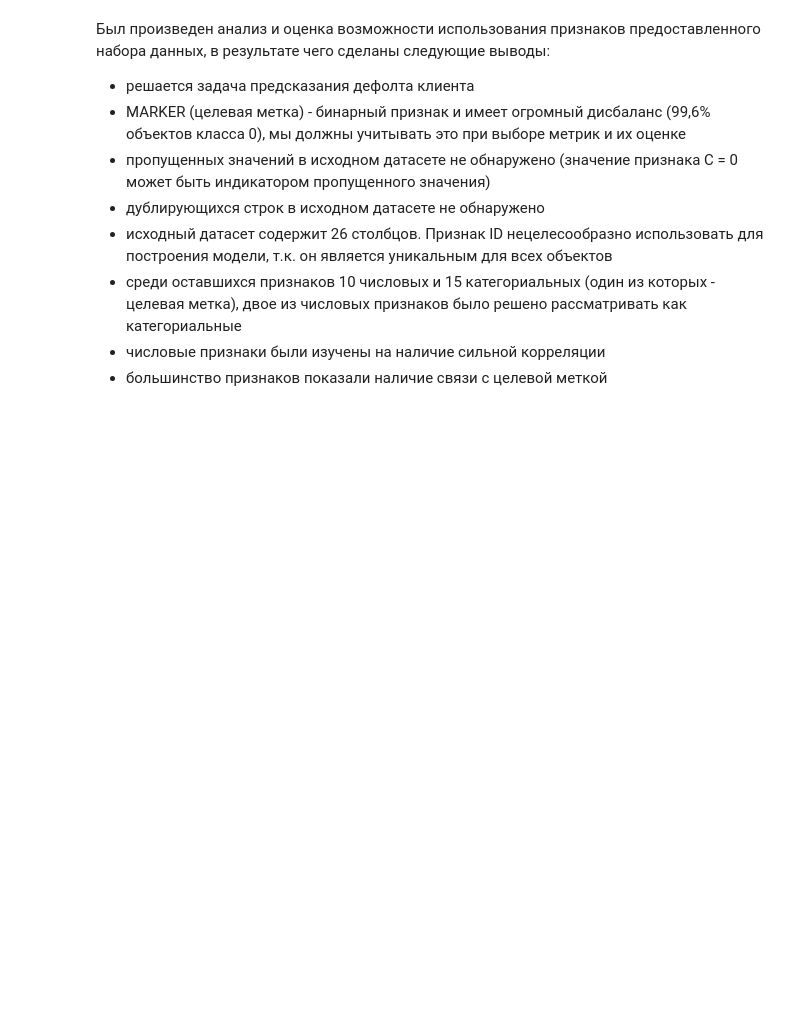
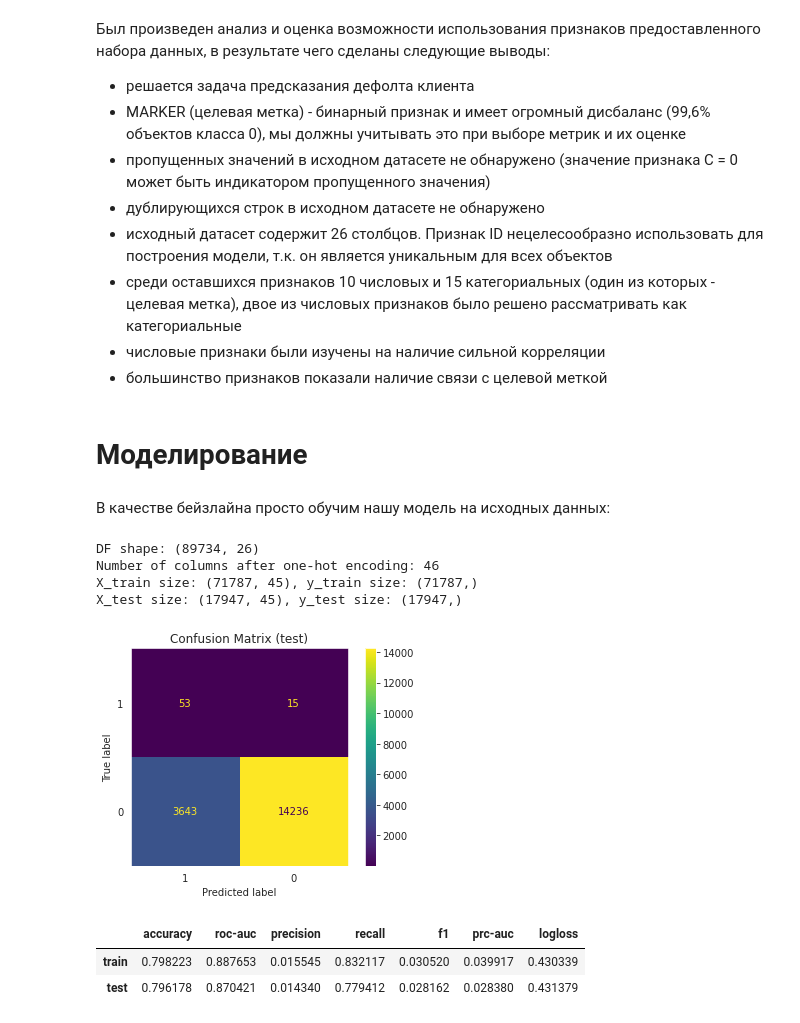
Before and after one commit to Bayramova/alpha_bank_test_task, a Jupyter notebook: test_task.ipynb, the cells around one changed output. Drawn from its saved outputs; the diff is of its cells as text; code cells hidden in the pictures; blank space fills up the shorter version.

Commit message:
Add modeling part

```diff
--- a/test_task.ipynb
+++ b/test_task.ipynb
@@ -788,3 +853,26 @@ plt.show()
 - среди оставшихся признаков 10 числовых и 15 категориальных (один из которых - целевая метка), двое из числовых признаков было решено рассматривать как категориальные
 - числовые признаки были изучены на наличие сильной корреляции
 - большинство признаков показали наличие связи с целевой меткой
+# %% [markdown]
+# Моделирование
+# %% [markdown]
+В качестве бейзлайна просто обучим нашу модель на исходных данных:
+# %%
+df = pd.read_excel(DATA_PATH)
+
+# train-test split
+X_train, X_test, y_train, y_test = get_train_test_data(df)
+
+# model fitting
+pipeline = make_pipeline(StandardScaler(), LogisticRegression(class_weight='balanced'))
+metrics = fit_and_evaluate(pipeline, X_train, X_test, y_train, y_test)
+display(metrics)
+# %% [output]
+DF shape: (89734, 26)
+Number of columns after one-hot encoding: 46
+X_train size: (71787, 45), y_train size: (71787,)
+X_test size: (17947, 45), y_test size: (17947,)
+[figure, added]
+|  | accuracy | roc-auc | precision | recall | f1 | prc-auc | logloss |
+| train | 0.798223 | 0.887653 | 0.015545 | 0.832117 | 0.030520 | 0.039917 | 0.430339 |
+| test | 0.796178 | 0.870421 | 0.014340 | 0.779412 | 0.028162 | 0.028380 | 0.431379 |
```
Also changed, not shown: parts of 10 cells of this notebook.
